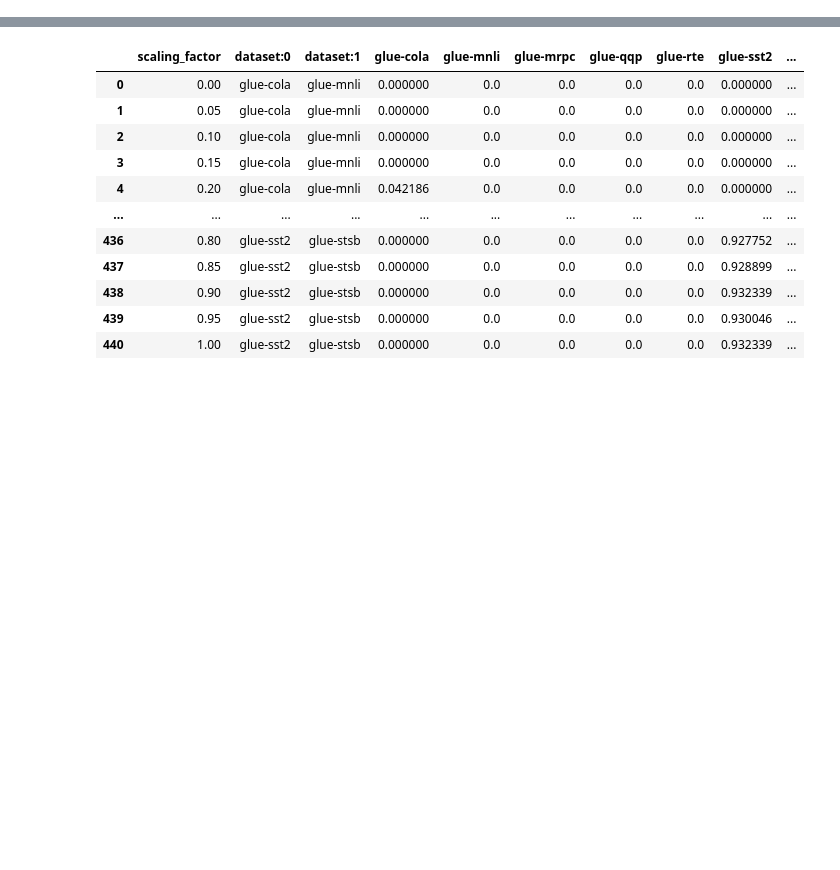
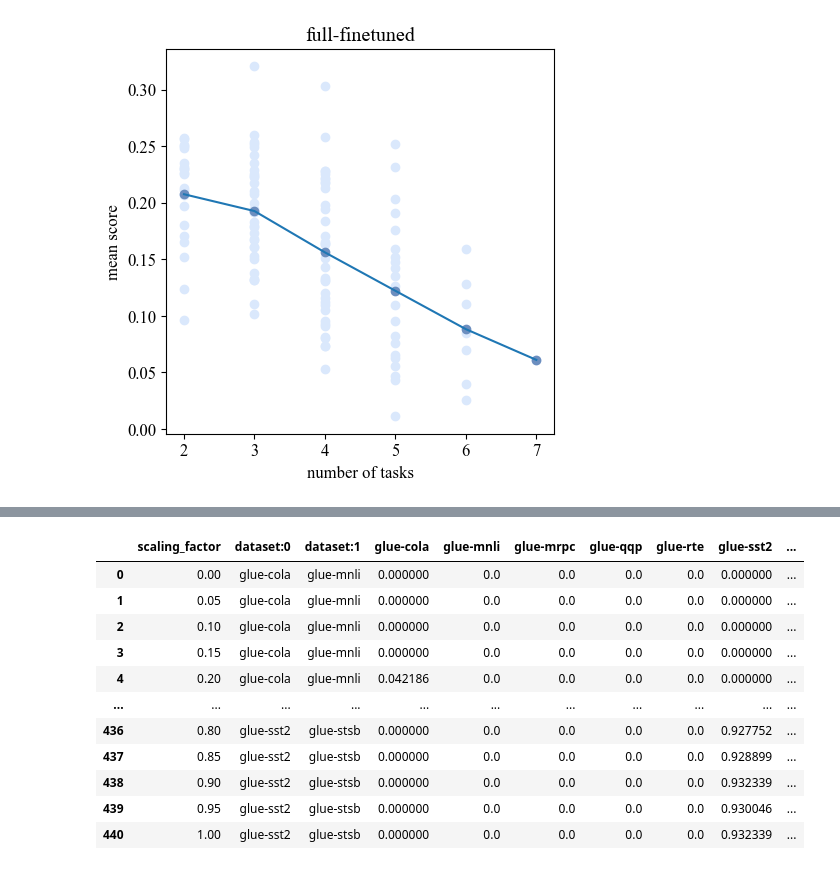
Before and after one commit to tanganke/peta, a Jupyter notebook: results/flan-t5-base/task_addition.ipynb, the cells around one changed output, grey strips where cells are left out. Saved outputs shown, nothing was run; the diff lists cells and outputs as text; code cells hidden in the pictures; blank space fills up the shorter version.

```diff
--- a/results/flan-t5-base/task_addition.ipynb
+++ b/results/flan-t5-base/task_addition.ipynb
@@ -18,0 +43,46 @@ mpl.rcParams["font.size"] = 12
+# %%
+def get_row_mean(row, col_names: List[str] = [
+    "glue-cola",
+    "glue-mnli",
+    "glue-mrpc",
+    "glue-qqp",
+    "glue-rte",
+    "glue-sst2",
+    "glue-stsb",
+]):
+    zero_if_nan = lambda x: 0 if np.isnan(x) else x
+    s = 0
+    for col in col_names:
+        s += zero_if_nan(row[col])
+    return s / len(col_names)
+
+def append_mean_col(df: pd.DataFrame)->pd.DataFrame:
+    df = deepcopy(df)
+    df["mean"] = df.apply(get_row_mean, axis=1)
+    return df
+# %%
+title = "full-finetuned"
+data = fft_avg_data
+# --------------
+results = {num_tasks: append_mean_col(data[num_tasks]) for num_tasks in data.keys()}
+# for num_tasks in results:
+#     print(num_tasks)
+#     display(results[num_tasks])
+
+fig, axes = plt.subplots(1, 1, figsize=(5, 5), squeeze=False)
+ax: plt.Axes = axes[0, 0]
+Y_mean = []
+for num_tasks in results:
+    Y = np.array(results[num_tasks]["mean"])
+    X = np.ones_like(Y) * num_tasks
+    Y_mean.append(Y.mean())
+    ax.scatter(X, Y, color="#DAE8FC")
+    ax.scatter([num_tasks], [Y.mean()], color="#6C8EBF")
+ax.plot(np.array(list(results.keys())), np.array(Y_mean))
+
+ax.set_title(title)
+ax.set_xlabel("number of tasks")
+ax.set_ylabel("mean score")
+plt.show()
+# %% [output]
+[figure, added]
```
Also changed, not shown: parts of 9 cells of this notebook, 19 other files.
